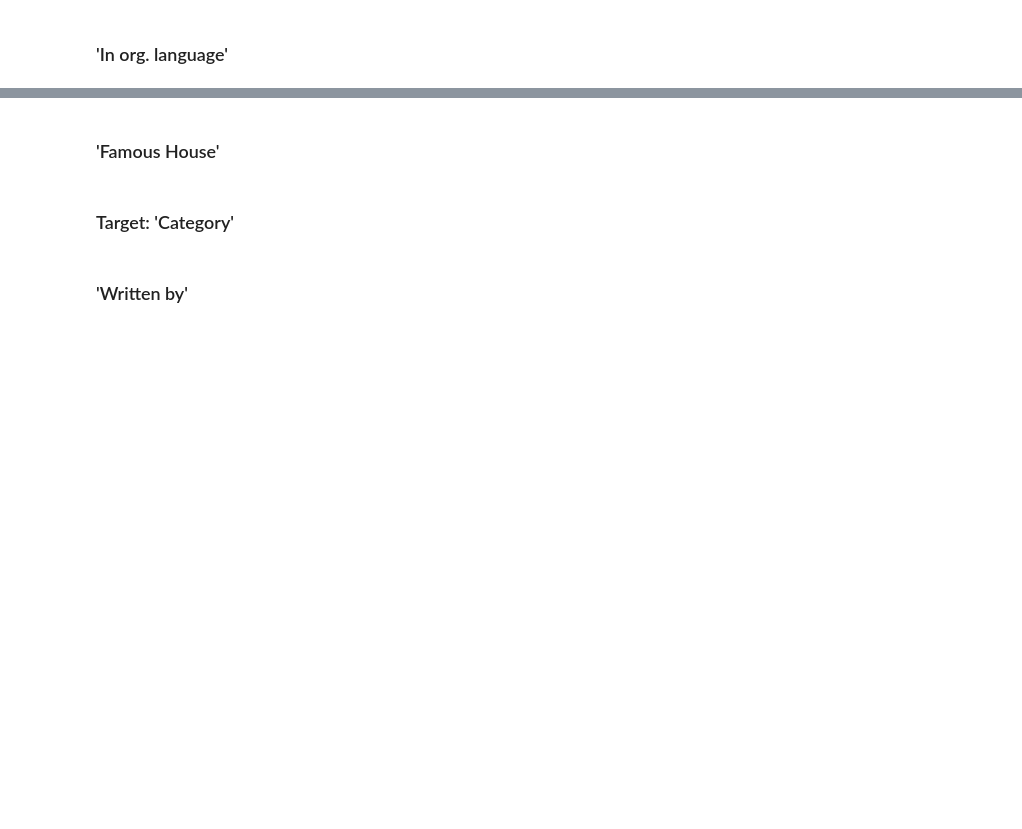
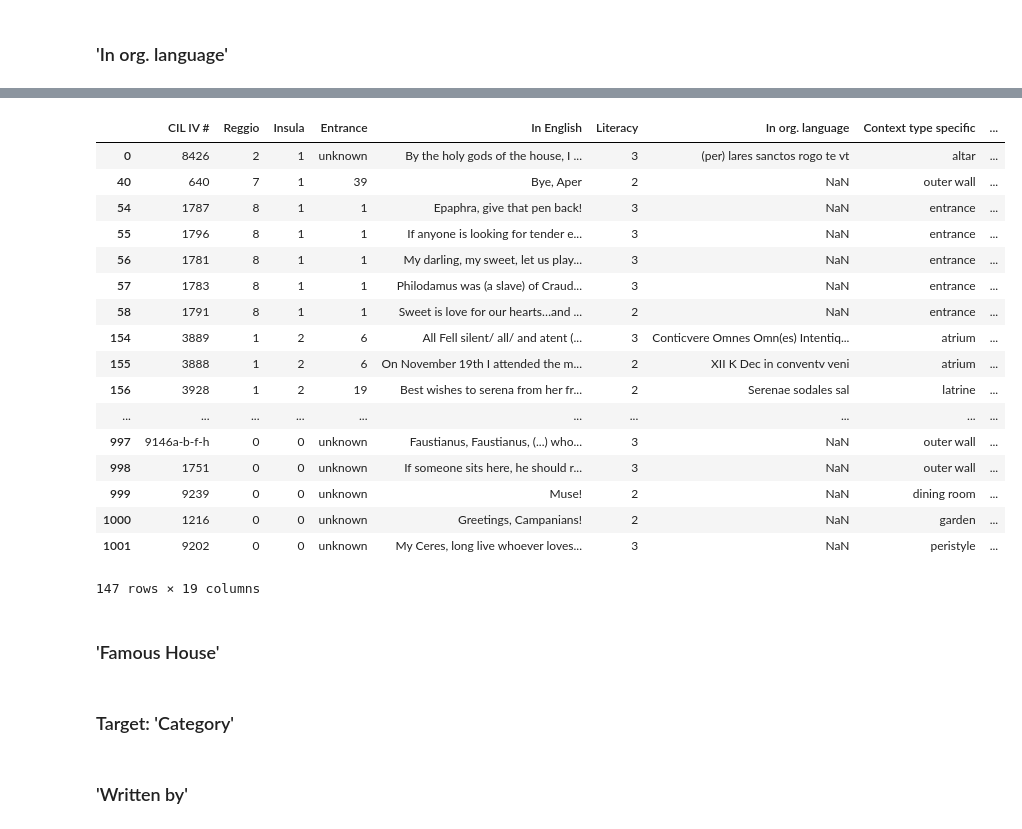
Before and after one commit to ssrosa/cacator_cave_malum, a Jupyter notebook: student.ipynb, the cells around one changed output, grey strips where cells are left out. Cells and saved outputs as stored; diff of their text form; code cells hidden in the pictures; blank space fills up the shorter version.

```diff
--- a/student.ipynb
+++ b/student.ipynb
@@ -423,3 +337,26 @@ df_raw['Literacy'].isna().sum()
+# %%
+#No general context but a specific context
+#147 rows
+df_raw[df_raw['Context type specific'].notna() & df_raw['Context type general'].isna()]
+# %% [output]
+|  | CIL IV # | Reggio | Insula | Entrance | In English | Literacy | In org. language | Context type specific | ... |
+| 0 | 8426 | 2 | 1 | unknown | By the holy gods of the house, I ... | 3 | (per) lares sanctos rogo te vt | altar | ... |
+| 40 | 640 | 7 | 1 | 39 | Bye, Aper | 2 | NaN | outer wall | ... |
+| 54 | 1787 | 8 | 1 | 1 | Epaphra, give that pen back! | 3 | NaN | entrance | ... |
+| 55 | 1796 | 8 | 1 | 1 | If anyone is looking for tender e... | 3 | NaN | entrance | ... |
+| 56 | 1781 | 8 | 1 | 1 | My darling, my sweet, let us play... | 3 | NaN | entrance | ... |
+| 57 | 1783 | 8 | 1 | 1 | Philodamus was (a slave) of Craud... | 3 | NaN | entrance | ... |
+| 58 | 1791 | 8 | 1 | 1 | Sweet is love for our hearts…and ... | 2 | NaN | entrance | ... |
+| 154 | 3889 | 1 | 2 | 6 | All Fell silent/ all/ and atent (... | 3 | Conticvere Omnes Omn(es) Intentiq... | atrium | ... |
+| 155 | 3888 | 1 | 2 | 6 | On November 19th I attended the m... | 2 | XII K Dec in conventv veni | atrium | ... |
+| 156 | 3928 | 1 | 2 | 19 | Best wishes to serena from her fr... | 2 | Serenae sodales sal | latrine | ... |
+| ... | ... | ... | ... | ... | ... | ... | ... | ... | ... |
+| 997 | 9146a-b-f-h | 0 | 0 | unknown | Faustianus, Faustianus, (...) who... | 3 | NaN | outer wall | ... |
+| 998 | 1751 | 0 | 0 | unknown | If someone sits here, he should r... | 3 | NaN | outer wall | ... |
+| 999 | 9239 | 0 | 0 | unknown | Muse! | 2 | NaN | dining room | ... |
+| 1000 | 1216 | 0 | 0 | unknown | Greetings, Campanians! | 2 | NaN | garden | ... |
+| 1001 | 9202 | 0 | 0 | unknown | My Ceres, long live whoever loves... | 3 | NaN | peristyle | ... |
+147 rows × 19 columns
 # %% [markdown]
 ### 'Famous House'
 # %% [markdown]
```
Also changed, not shown: parts of 67 cells of this notebook.
